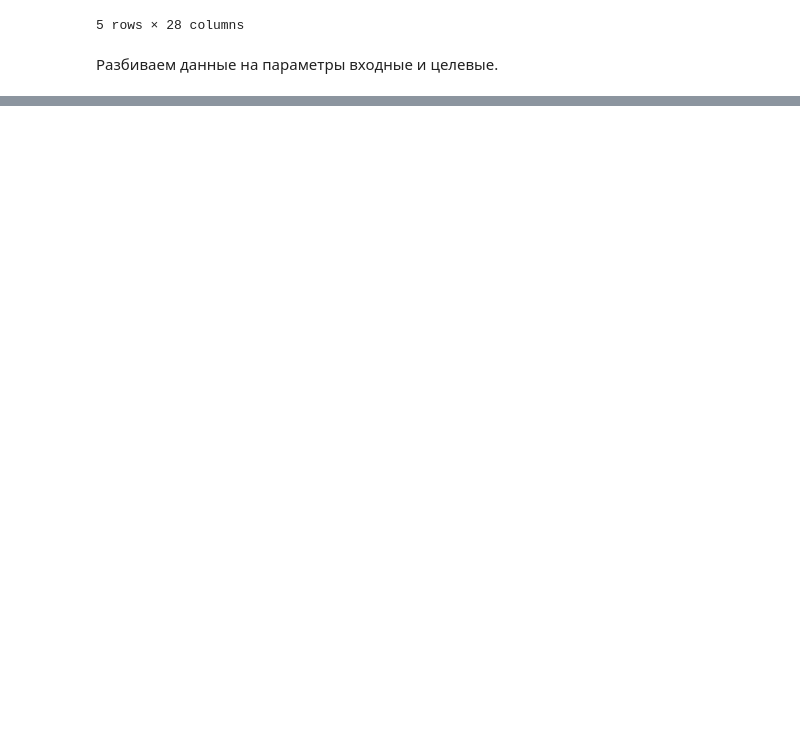
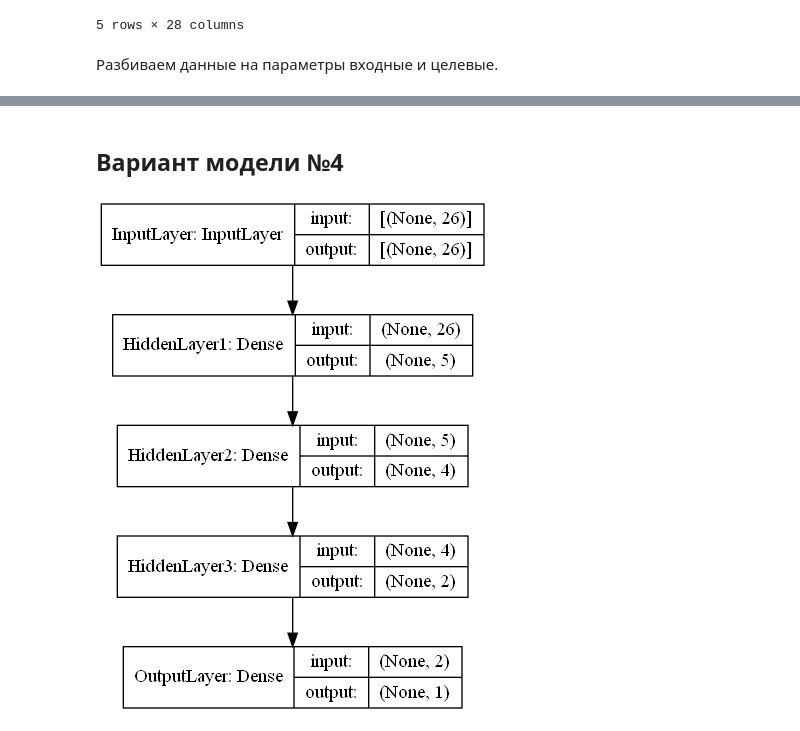
Before and after one commit to Powerfall/machine_learning, a Jupyter notebook: notebooks/7_nn.ipynb, the cells around one changed output, grey strips where cells are left out. Saved outputs shown, nothing was run; the diff lists cells and outputs as text; code cells hidden in the pictures; blank space fills up the shorter version.

```diff
--- a/notebooks/7_nn.ipynb
+++ b/notebooks/7_nn.ipynb
@@ -58,0 +189,13 @@ X_test = scaler.transform(X_test)
+# %% [markdown]
+## Вариант модели №4
+# %%
+model_4 = Sequential()
+model_4.add(Input(X.shape[1], name='InputLayer'))
+model_4.add(Dense(5, name='HiddenLayer1', activation='sigmoid'),)
+model_4.add(Dense(4, name='HiddenLayer2', activation='sigmoid'),)
+model_4.add(Dense(2, name='HiddenLayer3', activation='sigmoid'),)
+model_4.add(Dense(1, activation='relu', name='OutputLayer'))
+# %%
+plot_model(model_4, show_shapes=True, to_file='../keras/model_4.png', show_layer_names=True)
+# %% [output]
+[figure, added]
```
Also changed, not shown: parts of 27 cells of this notebook, 4 other files.
